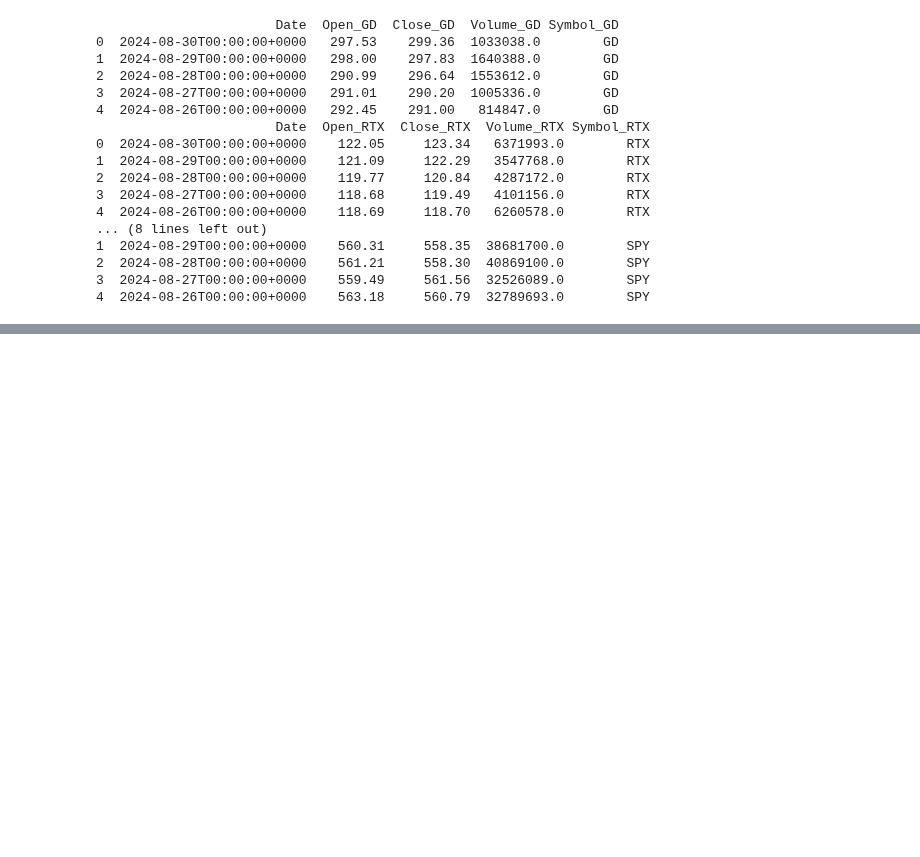
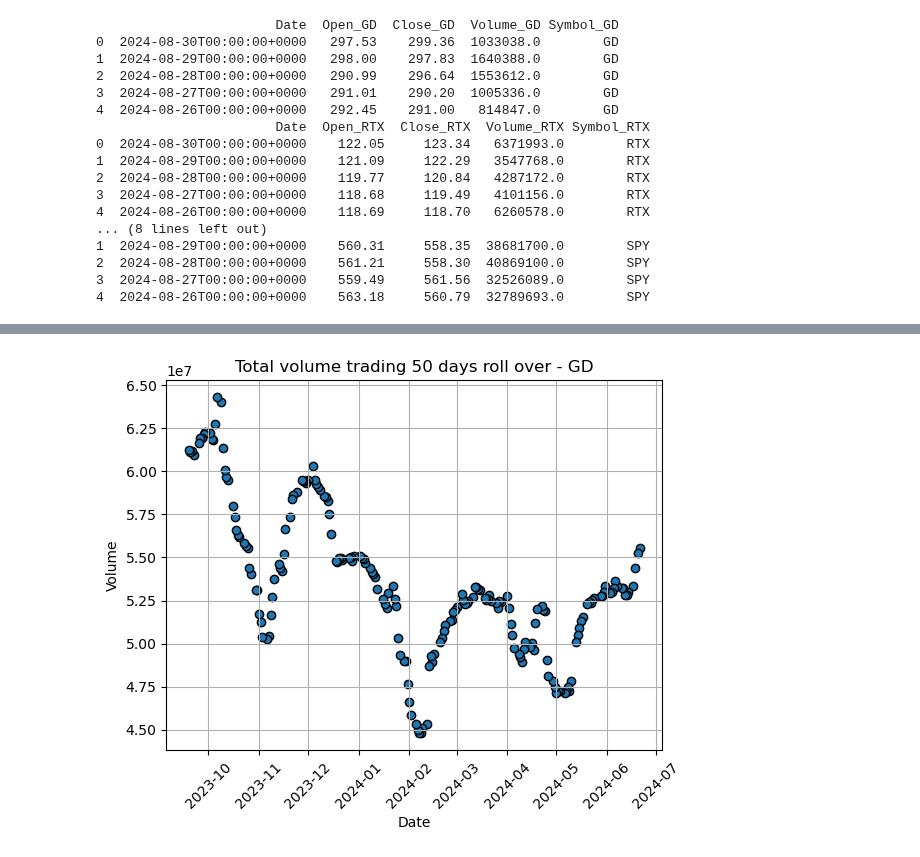
Before and after one commit to sgomero19/Project-1, a Jupyter notebook: summary.ipynb, the cells around one changed output, grey strips where cells are left out. Drawn from its saved outputs; the diff is of its cells as text; code cells hidden in the pictures; blank space fills up the shorter version.

```diff
--- a/summary.ipynb
+++ b/summary.ipynb
@@ -69,0 +69,13 @@ stock_data_df.head()
+# %%
+# calculate 50 days total trading volume
+# Ensure the 'Date' column is in datetime format
+stock_data_df['Date'] = pd.to_datetime(stock_data_df['Date'])
+
+# Calculate the 50 days total trading volume
+stock_data_df['50_days_volume_GD'] = stock_data_df['Volume_GD'].rolling(window=50).sum()
+stock_data_df['50_days_volume_RTX'] = stock_data_df['Volume_RTX'].rolling(window=50).sum()
+stock_data_df['50_days_volume_LMT'] = stock_data_df['Volume_LMT'].rolling(window=50).sum()
+
+
+# Display the DataFrame with the new column
+stock_data_df
@@ -69,0 +96,21 @@ stock_data_df.head()
+# %%
+##plot trading volume - GD
+
+# Build scatter plot for latitude vs. temperature
+plt.scatter(stock_data_df["Date"], stock_data_df['50_days_volume_GD'], marker='o', edgecolors='black')
+plt.xticks(rotation=45)
+
+# Incorporate the other graph properties
+plt.title("Total volume trading 50 days roll over - GD")
+plt.ylabel("Volume")
+plt.xlabel("Date")
+plt.grid(True)
+
+# Save the figure
+plt.savefig("output_data/Fig1.png")
+
+# Show plot
+
+plt.show()
+# %% [output]
+[figure, added]
```
Also changed, not shown: parts of 8 cells of this notebook.
